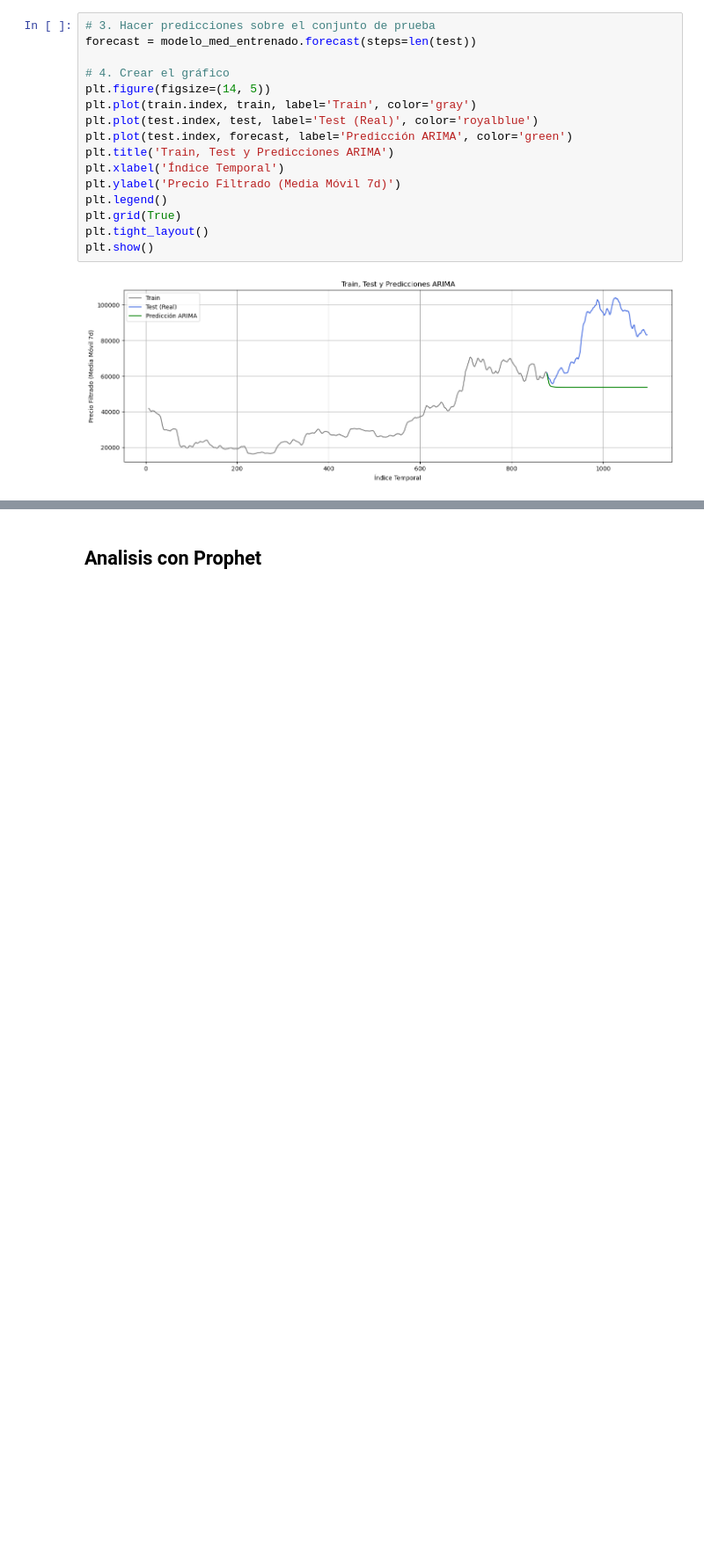
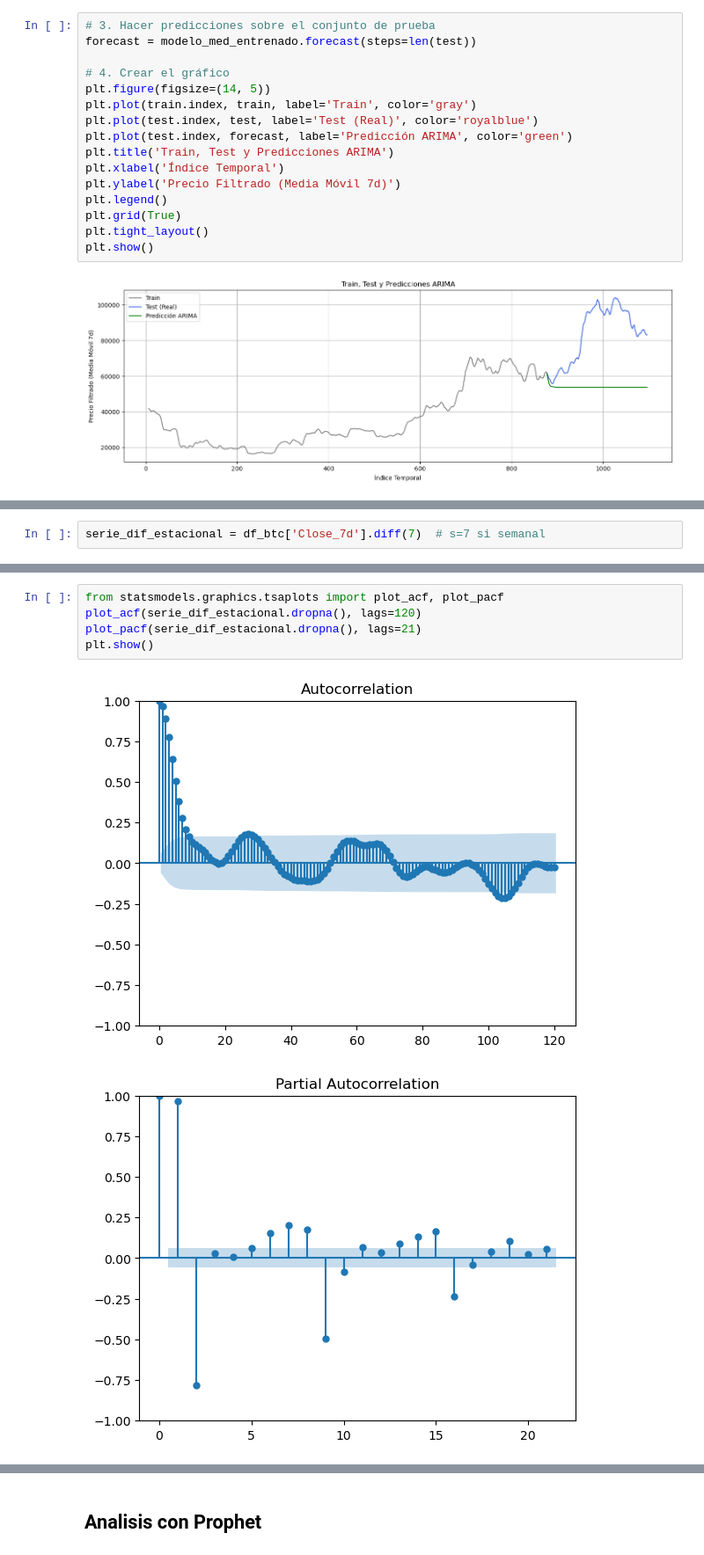
Before and after one commit to seba098098/Projecto_TRM, a Jupyter notebook: Notebooks/04_Modelado_Predictivo_Con_ML..ipynb, the cells around one changed output, grey strips where cells are left out. Shown at 88% size. Drawn from its saved outputs; the diff is of its cells as text; blank space fills up the shorter version.

Commit message:
Importacion Nueva Data

```diff
--- a/Notebooks/04_Modelado_Predictivo_Con_ML..ipynb
+++ b/Notebooks/04_Modelado_Predictivo_Con_ML..ipynb
@@ -366,0 +374,2 @@ b
+# %%
+serie_dif_estacional = df_btc['Close_7d'].diff(7)  # s=7 si semanal
@@ -366,0 +389,8 @@ b
+# %%
+from statsmodels.graphics.tsaplots import plot_acf, plot_pacf
+plot_acf(serie_dif_estacional.dropna(), lags=120)
+plot_pacf(serie_dif_estacional.dropna(), lags=21)
+plt.show()
+# %% [output]
+[figure, added]
+[figure, added]
```
Also changed, not shown: parts of 27 cells of this notebook, 1 other file.
